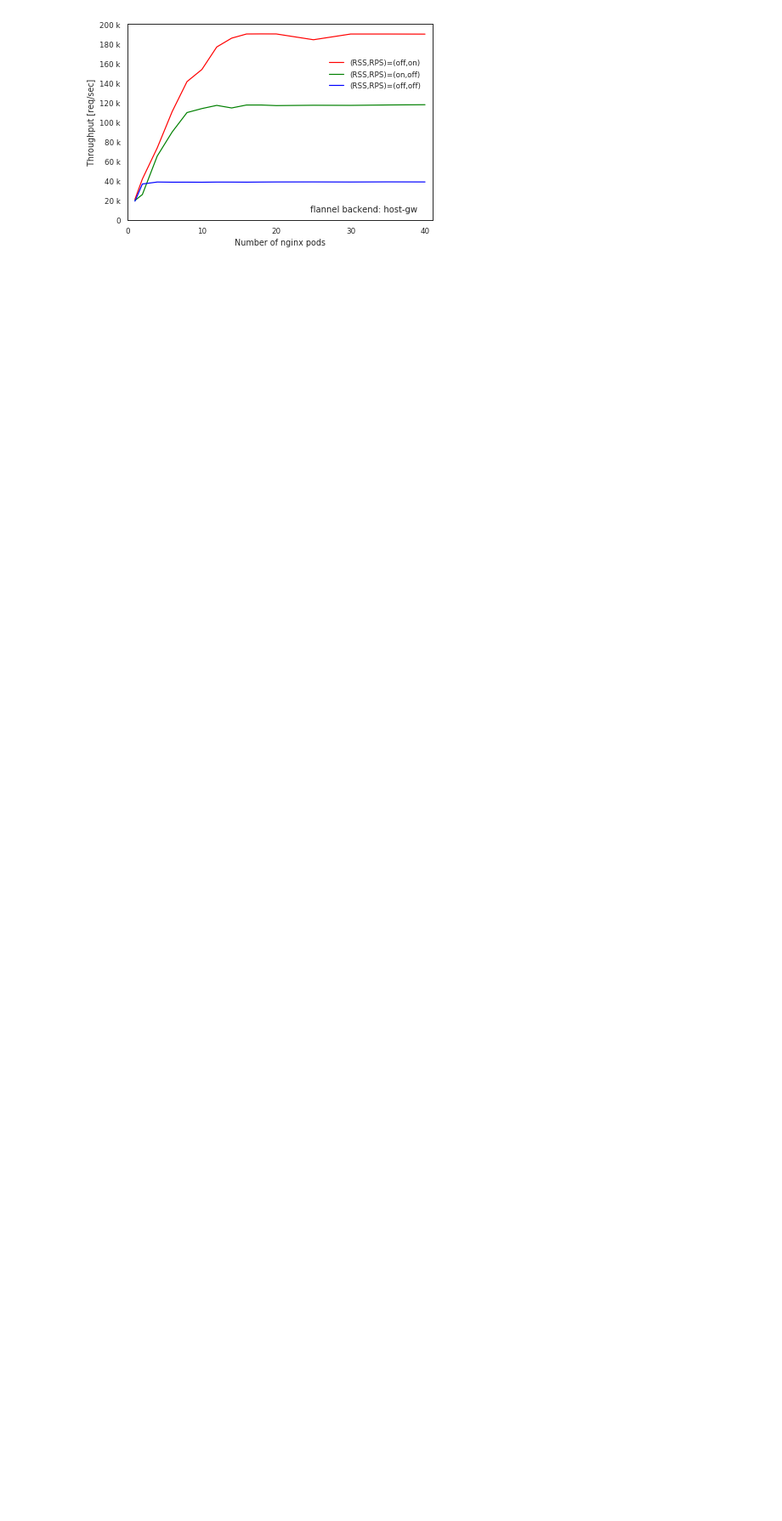
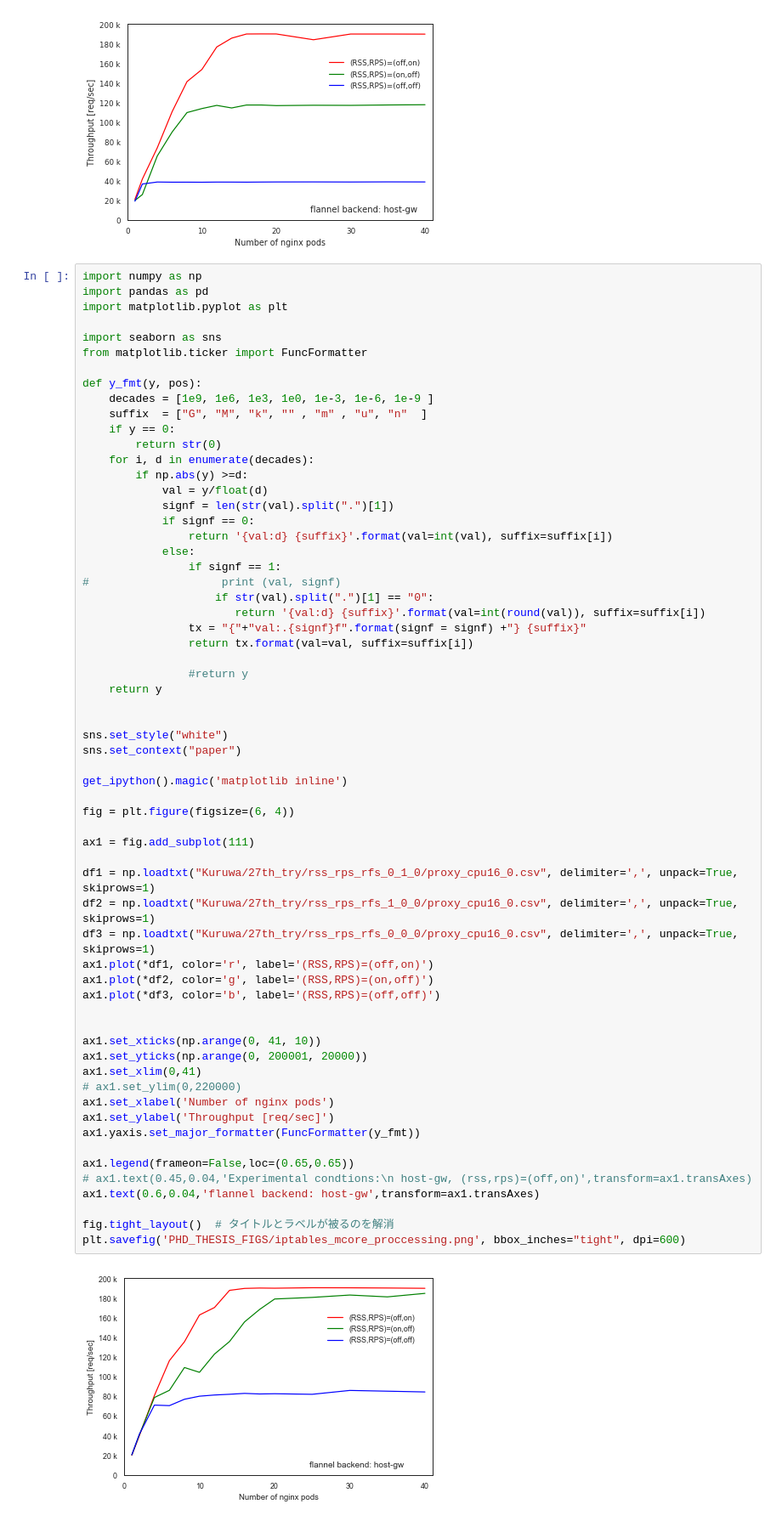
Before and after one commit to ktaka-ccmp/kube-lb-bench, a Jupyter notebook: PHD_THESIS.ipynb, the cells around one changed output. Shown at 85% size. Cells and saved outputs as stored; diff of their text form; blank space fills up the shorter version.

Commit message:
Add 2figs for PHD_THESIS

```diff
--- a/PHD_THESIS.ipynb
+++ b/PHD_THESIS.ipynb
@@ -62,6 +62,70 @@ fig.tight_layout()  # タイトルとラベルが被るのを解消
 plt.savefig('PHD_THESIS_FIGS/ipvs_mcore_proccessing.png', bbox_inches="tight", dpi=600)
 # %% [output]
 [figure]
+# %%
+import numpy as np
+import pandas as pd
+import matplotlib.pyplot as plt
+
+import seaborn as sns
+from matplotlib.ticker import FuncFormatter
+
+def y_fmt(y, pos):
+    decades = [1e9, 1e6, 1e3, 1e0, 1e-3, 1e-6, 1e-9 ]
+    suffix  = ["G", "M", "k", "" , "m" , "u", "n"  ]
+    if y == 0:
+        return str(0)
+    for i, d in enumerate(decades):
+        if np.abs(y) >=d:
+            val = y/float(d)
+            signf = len(str(val).split(".")[1])
+            if signf == 0:
+                return '{val:d} {suffix}'.format(val=int(val), suffix=suffix[i])
+            else:
+                if signf == 1:
+#                    print (val, signf)
+                    if str(val).split(".")[1] == "0":
+                       return '{val:d} {suffix}'.format(val=int(round(val)), suffix=suffix[i])
+                tx = "{"+"val:.{signf}f".format(signf = signf) +"} {suffix}"
+                return tx.format(val=val, suffix=suffix[i])
+
+                #return y
+    return y
+
+
+sns.set_style("white")
+sns.set_context("paper")
+
+get_ipython().magic('matplotlib inline')
+
+fig = plt.figure(figsize=(6, 4))
+
+ax1 = fig.add_subplot(111)
+
+df1 = np.loadtxt("Kuruwa/27th_try/rss_rps_rfs_0_1_0/proxy_cpu16_0.csv", delimiter=',', unpack=True, skiprows=1)
+df2 = np.loadtxt("Kuruwa/27th_try/rss_rps_rfs_1_0_0/proxy_cpu16_0.csv", delimiter=',', unpack=True, skiprows=1)
+df3 = np.loadtxt("Kuruwa/27th_try/rss_rps_rfs_0_0_0/proxy_cpu16_0.csv", delimiter=',', unpack=True, skiprows=1)
+ax1.plot(*df1, color='r', label='(RSS,RPS)=(off,on)')
+ax1.plot(*df2, color='g', label='(RSS,RPS)=(on,off)')
+ax1.plot(*df3, color='b', label='(RSS,RPS)=(off,off)')
+
+
+ax1.set_xticks(np.arange(0, 41, 10))
+ax1.set_yticks(np.arange(0, 200001, 20000))
+ax1.set_xlim(0,41)
+# ax1.set_ylim(0,220000)
+ax1.set_xlabel('Number of nginx pods')
+ax1.set_ylabel('Throughput [req/sec]')
+ax1.yaxis.set_major_formatter(FuncFormatter(y_fmt))
+
+ax1.legend(frameon=False,loc=(0.65,0.65))
+# ax1.text(0.45,0.04,'Experimental condtions:\n host-gw, (rss,rps)=(off,on)',transform=ax1.transAxes)
+ax1.text(0.6,0.04,'flannel backend: host-gw',transform=ax1.transAxes)
+
+fig.tight_layout()  # タイトルとラベルが被るのを解消
+plt.savefig('PHD_THESIS_FIGS/iptables_mcore_proccessing.png', bbox_inches="tight", dpi=600)
+# %% [output]
+[figure, added]
 # %%
 import numpy as np
 import pandas as pd
```
Also changed, not shown: parts of 1 cell of this notebook, 4 other files.
